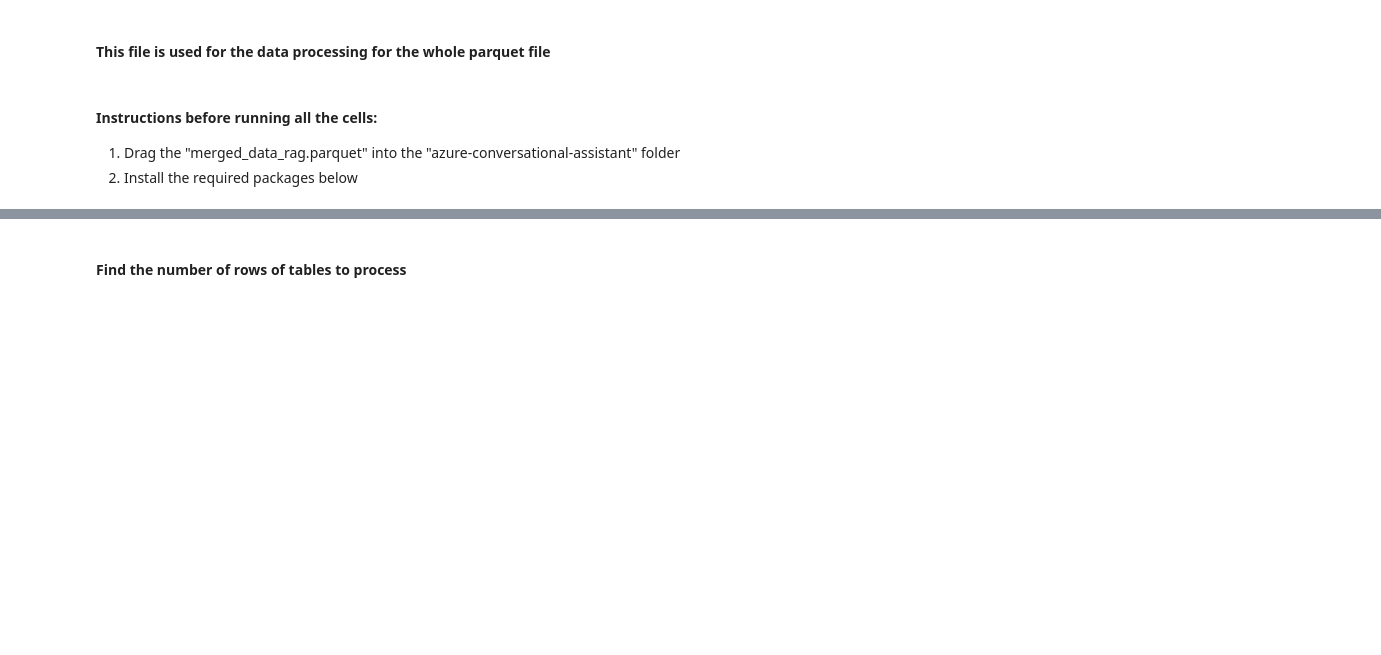
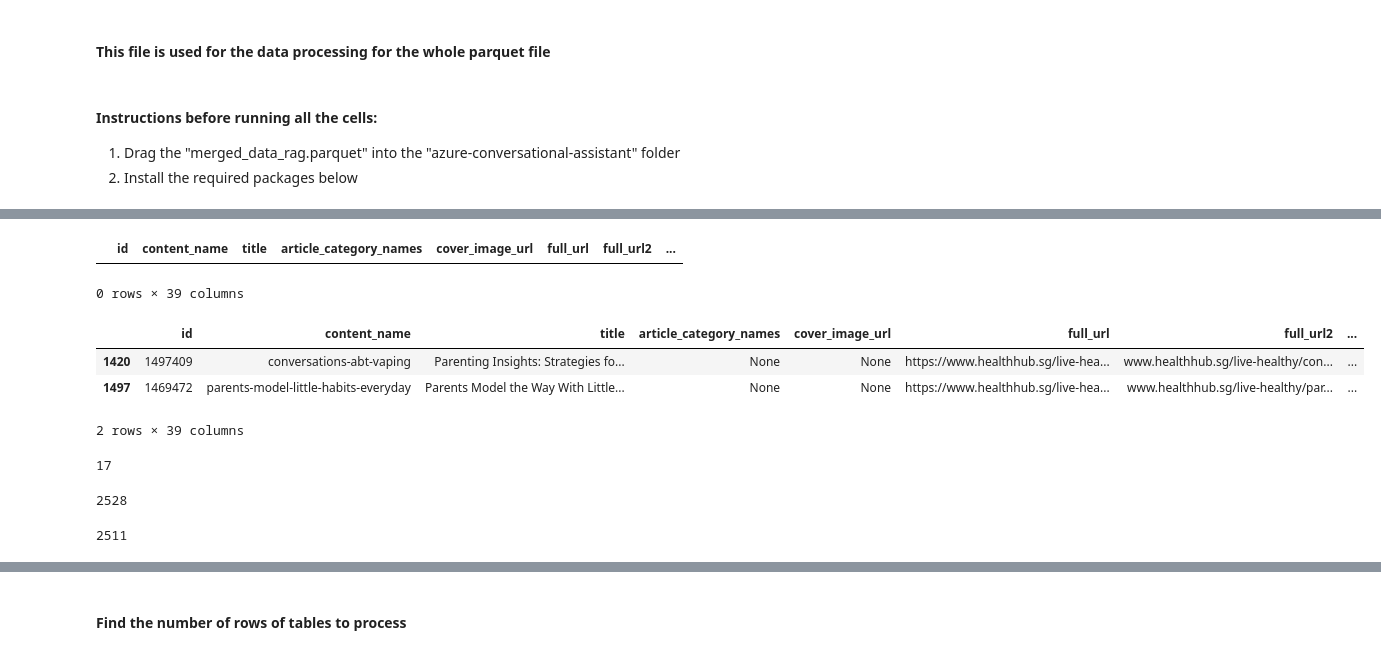
Before and after one commit to Synapxe-DNA/azure-conversational-assistant, a Jupyter notebook: notebooks/azure_data_actual.ipynb, the cells around one changed output, grey strips where cells are left out. Drawn from its saved outputs; the diff is of its cells as text; code cells hidden in the pictures; blank space fills up the shorter version.

```diff
--- a/notebooks/azure_data_actual.ipynb
+++ b/notebooks/azure_data_actual.ipynb
@@ -34,0 +59,3 @@ from openai import AzureOpenAI
+# %%
+# Remove the rows with 'No Extracted Content' from 'remove_type' column
+df = df[df['remove_type'] != 'No Extracted Content']
@@ -34,0 +70,3 @@ from openai import AzureOpenAI
+# %%
+# Remove the rows with 'NaN' from 'remove_type' column
+df = df[df['remove_type'] != 'NaN']
@@ -34,0 +81,3 @@ from openai import AzureOpenAI
+# %%
+# Remove 'Multilingual' from 'remove_type' column
+df = df[df['remove_type'] != 'Multilingual']
@@ -34,0 +103,23 @@ from openai import AzureOpenAI
+# %%
+# Remove the duplicated articles with the 'id' = "1445629", "1443608", "1435183", "1435335", "1434652".
+df = df[~df['id'].isin([1444496, 1445629, 1443608, 1435183, 1435335, 1434652])]
+# %%
+df.loc[df['id'].isin([1444496, 1445629, 1443608, 1435183, 1435335, 1434652])]
+# %% [output]
+|  | id | content_name | title | article_category_names | cover_image_url | full_url | full_url2 | ... |
+0 rows × 39 columns
+# %%
+df.loc[df['id'].isin([1497409, 1469472])]
+# %% [output]
+|  | id | content_name | title | article_category_names | cover_image_url | full_url | full_url2 | ... |
+| 1420 | 1497409 | conversations-abt-vaping | Parenting Insights: Strategies fo... | None | None | https://www.healthhub.sg/live-hea... | www.healthhub.sg/live-healthy/con... | ... |
+| 1497 | 1469472 | parents-model-little-habits-everyday | Parents Model the Way With Little... | None | None | https://www.healthhub.sg/live-hea... | www.healthhub.sg/live-healthy/par... | ... |
+2 rows × 39 columns
+# %%
+df.loc[df['remove_type'] == 'Duplicated Content'].shape[0]
+# %% [output]
+17
+# %%
+df.shape[0]
+# %% [output]
+2528
@@ -34,0 +129,4 @@ from openai import AzureOpenAI
+# %%
+df.shape[0]
+# %% [output]
+2511
```
Also changed, not shown: parts of 34 cells of this notebook, 3 other files.
